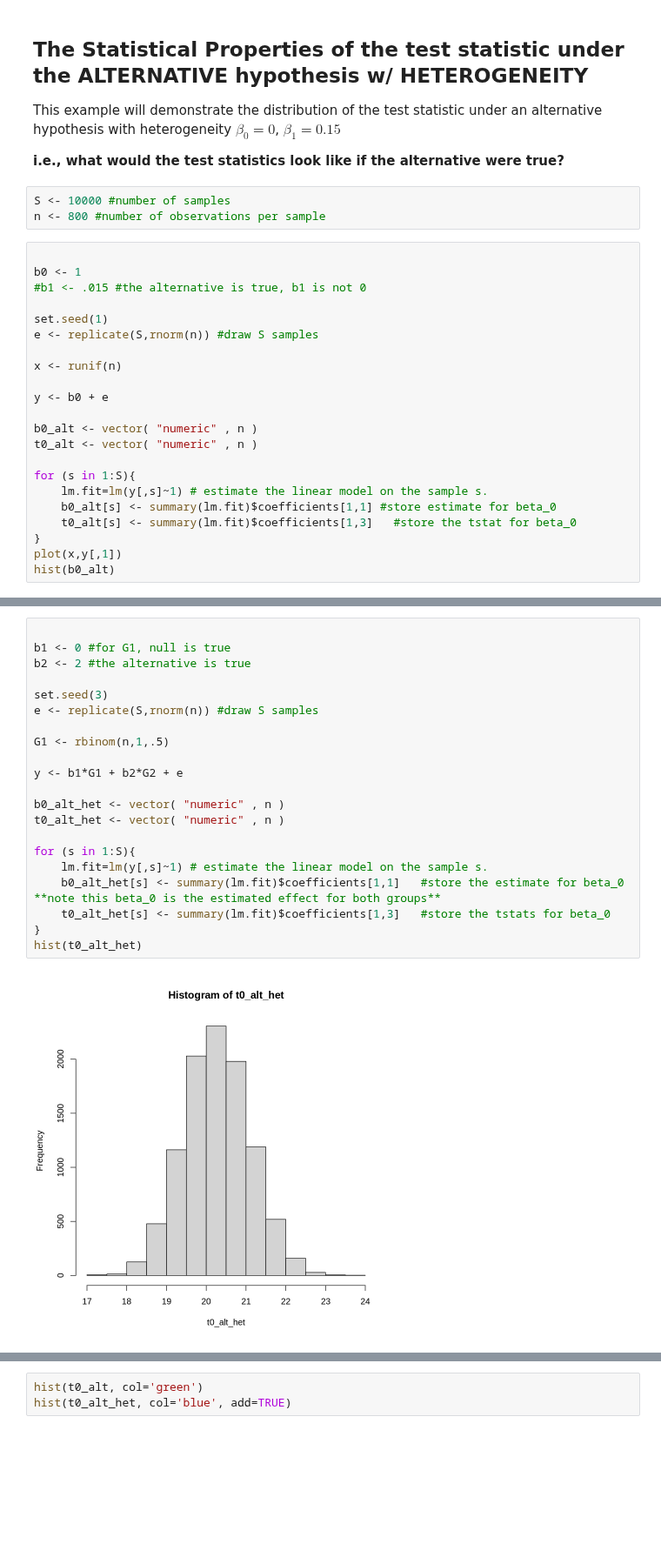
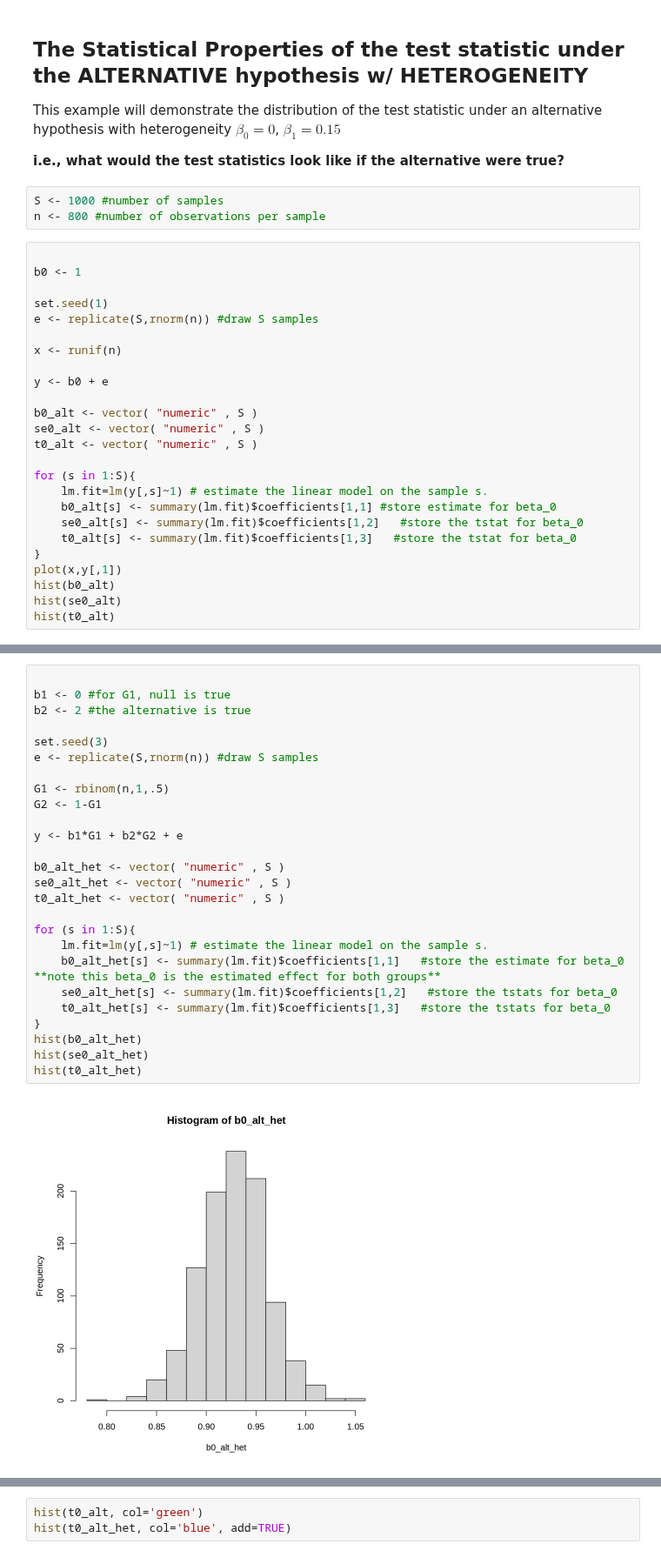
Before and after one commit to ummd/ummd.github.io, a Jupyter notebook: Teaching/RSM3053/Lecture3/Lecture3cc.ipynb, the cells around one changed output, grey strips where cells are left out. Shown at 87% size. Drawn from its saved outputs; the diff is of its cells as text; blank space fills up the shorter version.

```diff
--- a/Teaching/RSM3053/Lecture3/Lecture3cc.ipynb
+++ b/Teaching/RSM3053/Lecture3/Lecture3cc.ipynb
@@ -13,12 +15,11 @@ This example will demonstrate the distribution of the test statistic under an al
 
 **i.e., what would the test statistics look like if the alternative were true?**
 # %%
-S <- 10000 #number of samples
+S <- 1000 #number of samples
 n <- 800 #number of observations per sample
 # %%
 
 b0 <- 1
-#b1 <- .015 #the alternative is true, b1 is not 0
 
 set.seed(1)
 e <- replicate(S,rnorm(n)) #draw S samples
@@ -27,14 +28,18 @@ x <- runif(n)
 
 y <- b0 + e
 
-b0_alt <- vector( "numeric" , n )
-t0_alt <- vector( "numeric" , n )
+b0_alt <- vector( "numeric" , S )
+se0_alt <- vector( "numeric" , S )
+t0_alt <- vector( "numeric" , S )
 
 for (s in 1:S){
     lm.fit=lm(y[,s]~1) # estimate the linear model on the sample s.
     b0_alt[s] <- summary(lm.fit)$coefficients[1,1] #store estimate for beta_0
+    se0_alt[s] <- summary(lm.fit)$coefficients[1,2]   #store the tstat for beta_0
     t0_alt[s] <- summary(lm.fit)$coefficients[1,3]   #store the tstat for beta_0
 }
 plot(x,y[,1])
 hist(b0_alt)
+hist(se0_alt)
+hist(t0_alt)
 # %% [output]
@@ -43,23 +50,28 @@ hist(b0_alt)
 # %%
 
 b1 <- 0 #for G1, null is true
 b2 <- 2 #the alternative is true
 
 set.seed(3)
 e <- replicate(S,rnorm(n)) #draw S samples
 
 G1 <- rbinom(n,1,.5)
+G2 <- 1-G1
 
 y <- b1*G1 + b2*G2 + e
 
-b0_alt_het <- vector( "numeric" , n )
-t0_alt_het <- vector( "numeric" , n )
+b0_alt_het <- vector( "numeric" , S )
+se0_alt_het <- vector( "numeric" , S )
+t0_alt_het <- vector( "numeric" , S )
 
 for (s in 1:S){
     lm.fit=lm(y[,s]~1) # estimate the linear model on the sample s.
     b0_alt_het[s] <- summary(lm.fit)$coefficients[1,1]   #store the estimate for beta_0 **note this beta_0 is the estimated effect for both groups**
+    se0_alt_het[s] <- summary(lm.fit)$coefficients[1,2]   #store the tstats for beta_0
     t0_alt_het[s] <- summary(lm.fit)$coefficients[1,3]   #store the tstats for beta_0
 }
+hist(b0_alt_het)
+hist(se0_alt_het)
 hist(t0_alt_het)
 # %% [output]
-[figure, old version]
+[figure, new version]
```
Also changed, not shown: parts of 10 cells of this notebook.
